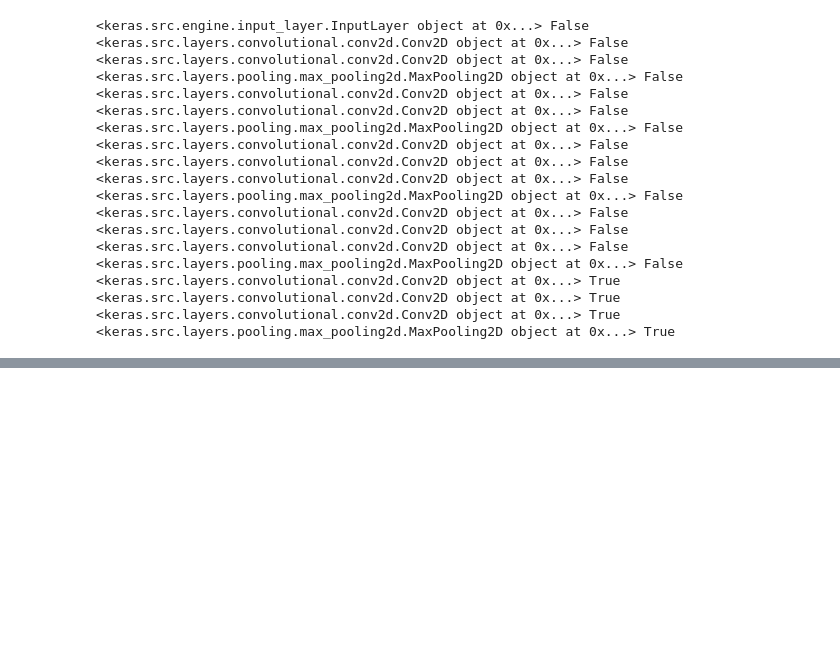
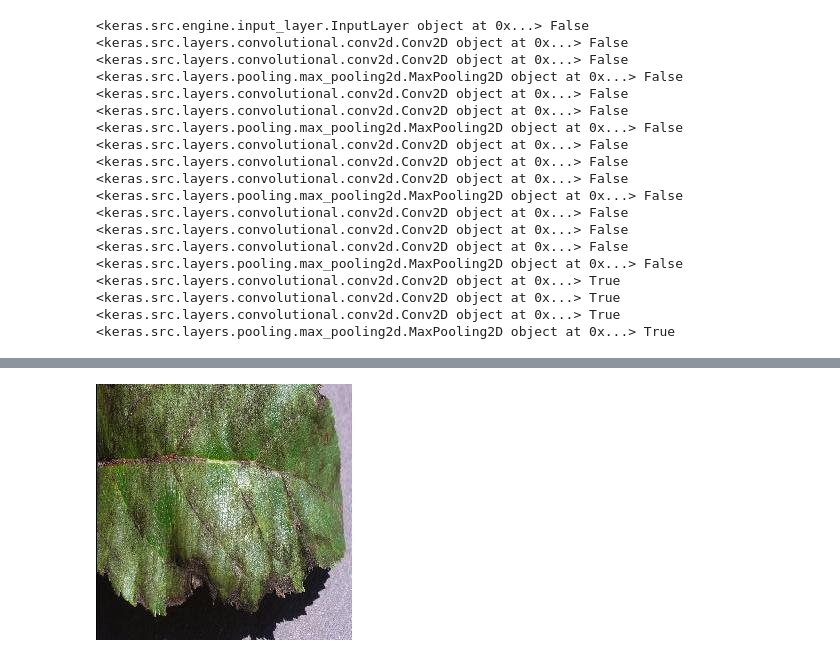
Before and after one commit to Sarthakpurii/Plant-Disease-Detection-Application, a Jupyter notebook: DL model/main.ipynb, the cells around one changed output, grey strips where cells are left out. Cells and saved outputs as stored; diff of their text form; code cells hidden in the pictures; blank space fills up the shorter version.

```diff
--- a/DL model/main.ipynb
+++ b/DL model/main.ipynb
@@ -131,4 +135,8 @@ def result(path,model):
     test_data= np.expand_dims(test_data, axis=0)
     # return "Dog" if model.predict(test_data)[0]==1 else "Cat"
     return model.predict(test_data)
+# %%
+image.load_img('C:\\Users\HP\\.vscode\\Python\\AI\\ML Projects\\Datasets\\Apple\\test\\AppleScab1.jpg')
+# %% [output]
+[figure, added]
 # %%
```
Also changed, not shown: parts of 6 cells of this notebook, 8 other files.
